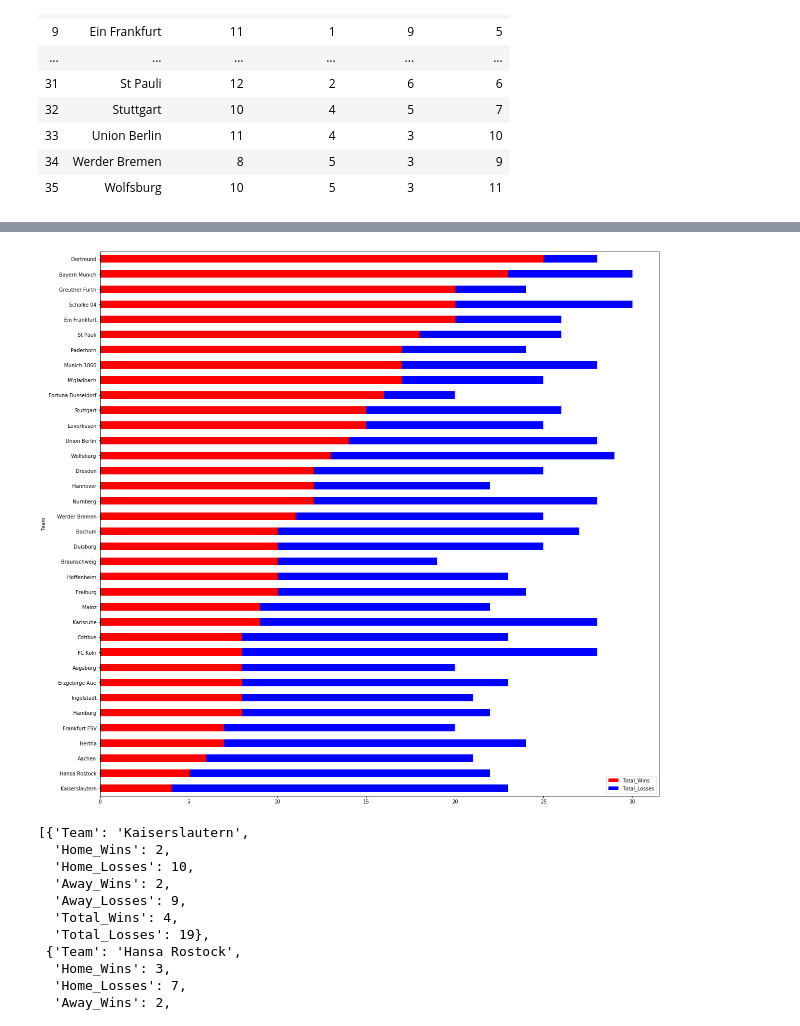
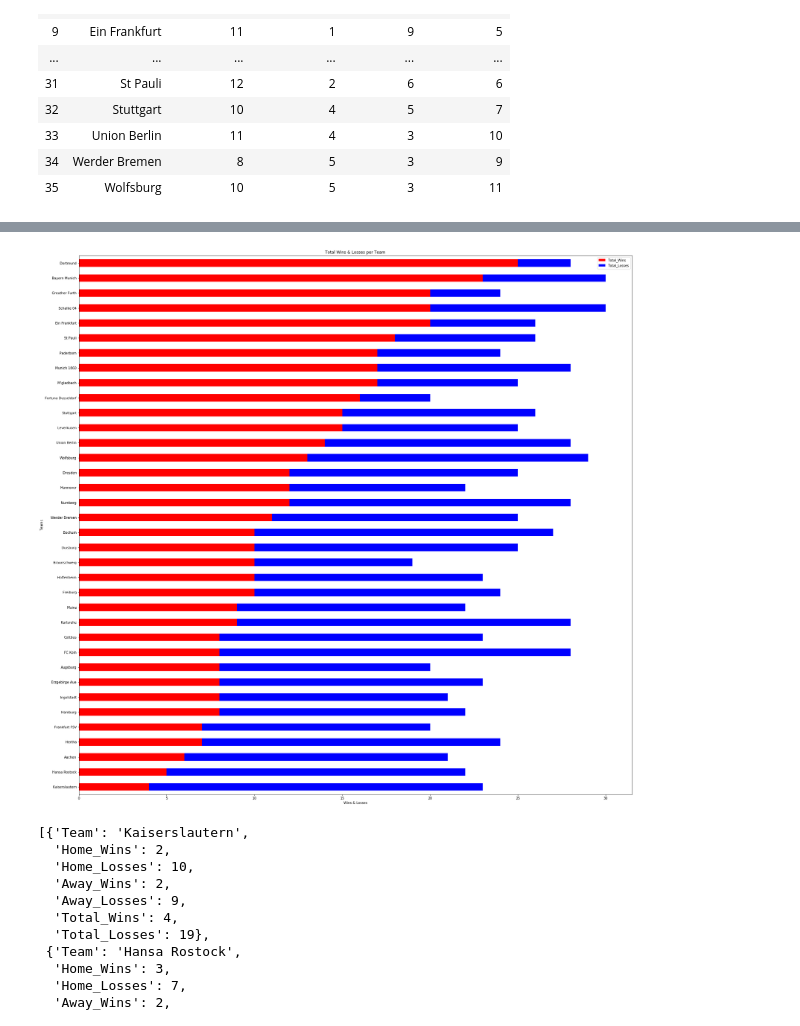
Before and after one commit to valmadrid/london-ds-100719-M2-project-template, a Jupyter notebook: valmadrid.ipynb, the cells around one changed output, grey strips where cells are left out. Cells and saved outputs as stored; diff of their text form; code cells hidden in the pictures.

```diff
--- a/valmadrid.ipynb
+++ b/valmadrid.ipynb
@@ -458,8 +469,11 @@ df_stats.sort_values("Total_Wins", inplace= True)
 # %%
-df_stats[["Team", "Total_Wins", "Total_Losses"]].plot(x = "Team", kind = "barh", stacked = "True", figsize = [20,20], color = ["red", "blue"])
+df_stats[["Team", "Total_Wins", "Total_Losses"]].plot(x = "Team", kind = "barh", stacked = "True", figsize = [30,30], color = ["red", "blue"])
+plt.xlabel("Wins & Losses")
+plt.ylabel("Teams")
+plt.title("Total Wins & Losses per Team")
 plt.show()
 # %% [output]
-[figure, old version]
+[figure, new version]
 # %%
 #convert the table to a dict which be loaded to the db
 stats_list = df_stats.to_dict("records")
```
Also changed, not shown: parts of 23 cells of this notebook.
